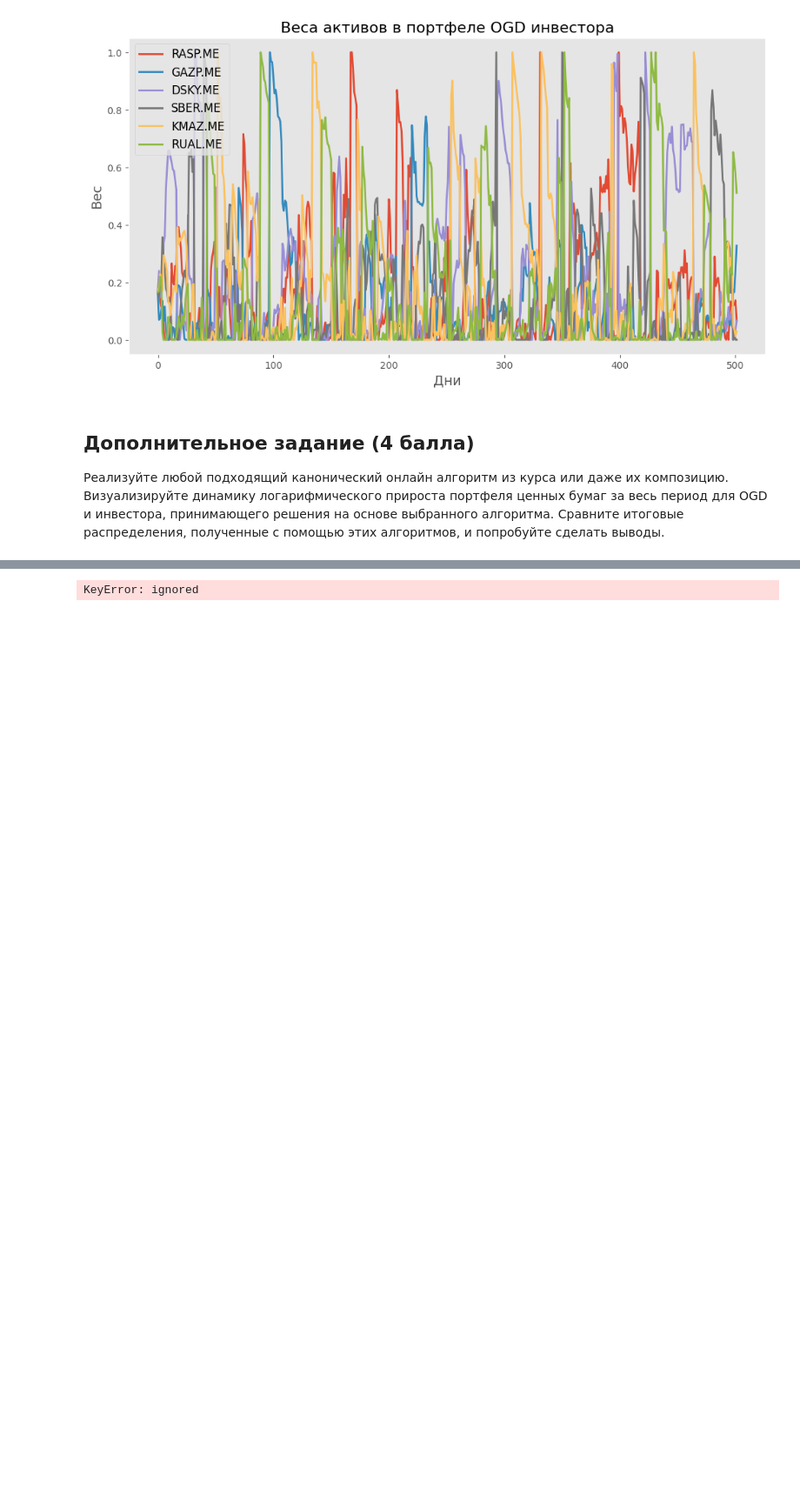
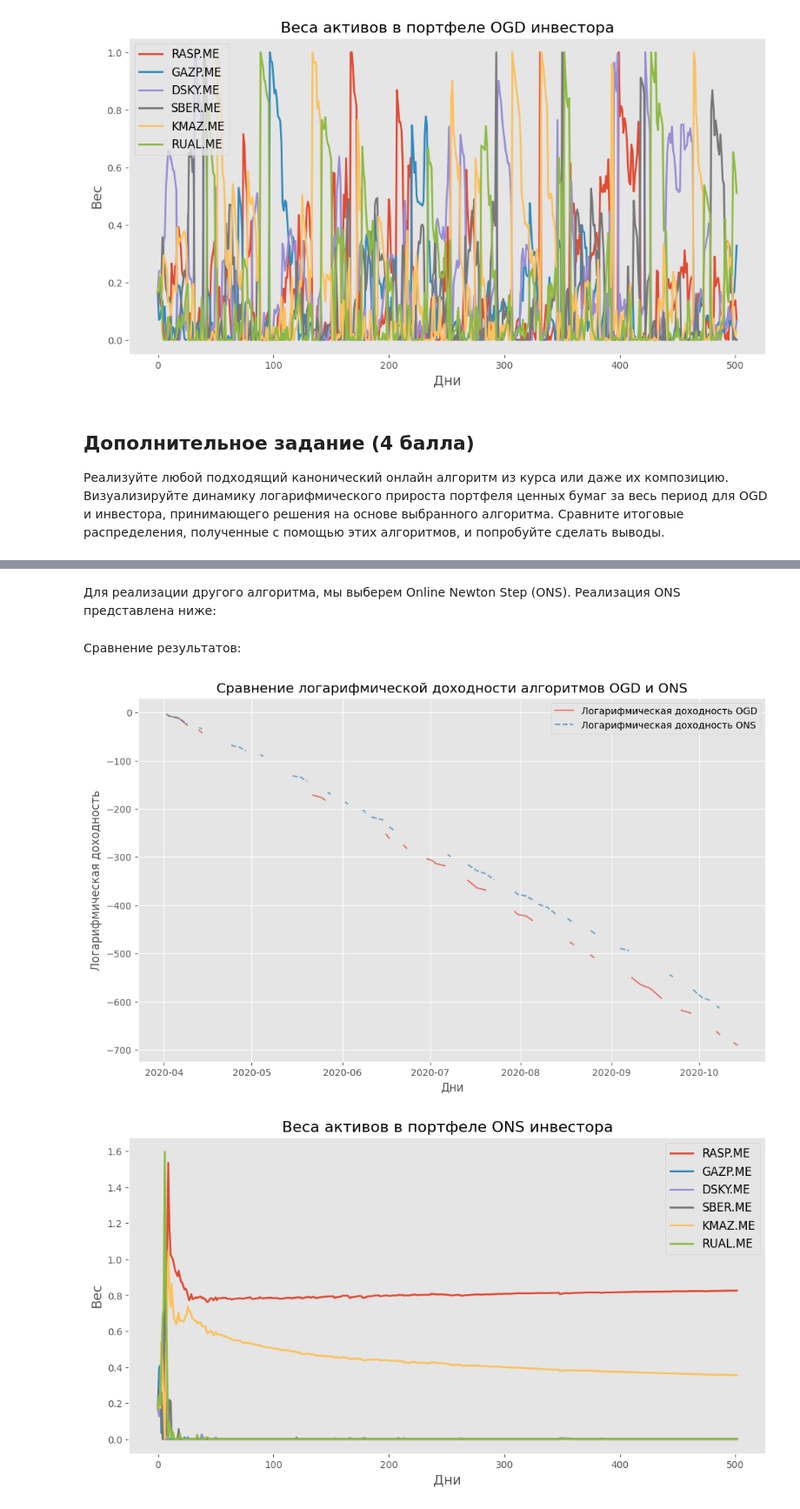
Before and after one commit to peacedukej/TPR-TASK-2, a Jupyter notebook: ТПР.ipynb, the cells around one changed output, grey strips where cells are left out. Shown at 87% size. Cells and saved outputs as stored; diff of their text form; code cells hidden in the pictures; blank space fills up the shorter version.

```diff
--- a/ТПР.ipynb
+++ b/ТПР.ipynb
@@ -290,20 +269,2 @@ def online_ewa_investor(market_returns, learning_rate=0.1, gamma=0.95):
-# %%
-# запускаем алгоритмы
-x_history = online_gradient_descent_investor(market_returns, learning_rate=1/np.sqrt(market_returns.shape[0]))
-ogd_wealth = np.cumprod(np.sum(market_returns * x_history, axis=1))
-ogd_log_growth = np.log(ogd_wealth)
-
-x_ewa, log_growth_ewa = online_ewa_investor(market_returns, learning_rate=0.01, gamma=0.95)
-
-
-plt.figure(figsize=(12, 6))
-plt.plot(ogd_log_growth, label='OGD Инвестор', linewidth=2)
-plt.plot(log_growth_ewa, label='EWA Инвестор', linewidth=2)
-plt.xlabel('Дни', fontsize=14)
-plt.ylabel('Логарифмический прирост', fontsize=14)
-plt.title('Логарифмический прирост портфеля для OGD и EWA Инвестора', fontsize=16)
-plt.legend(fontsize=12)
-plt.grid()
-plt.show()
-# %% [output]
-KeyError: ignored
+# %% [markdown]
+Для реализации другого алгоритма, мы выберем Online Newton Step (ONS). Реализация ONS представлена ниже:
@@ -309,0 +296,32 @@ KeyError: ignored
+# %% [markdown]
+Сравнение результатов:
+# %%
+ons_history = online_newton_step_investor(market_returns)
+ons_wealth = np.cumprod(np.sum(market_returns * ons_history, axis=1))
+ons_log_returns = np.log(ons_wealth)
+
+
+# Визуализация результатов
+plt.figure(figsize=(12, 7))
+plt.plot(ogd_log_growth, label="Логарифмическая доходность OGD", linestyle="-", alpha=0.7)
+plt.plot(ons_log_returns, label="Логарифмическая доходность ONS", linestyle="--", alpha=0.7)
+plt.xlabel("Дни")
+plt.ylabel("Логарифмическая доходность")
+plt.title("Сравнение логарифмической доходности алгоритмов OGD и ONS")
+plt.legend()
+plt.grid(True)
+plt.show()
+
+
+plt.figure(figsize=(12, 6))
+for i in range(len(tickers)):
+    plt.plot(ons_history[:, i], label=tickers[i], linewidth=2)
+plt.xlabel('Дни', fontsize=14)
+plt.ylabel('Вес', fontsize=14)
+plt.title('Веса активов в портфеле ONS инвестора', fontsize=16)
+plt.legend(fontsize=12)
+plt.grid()
+plt.show()
+# %% [output]
+[figure, added]
+[figure, added]
```
Also changed, not shown: parts of 4 cells of this notebook.
